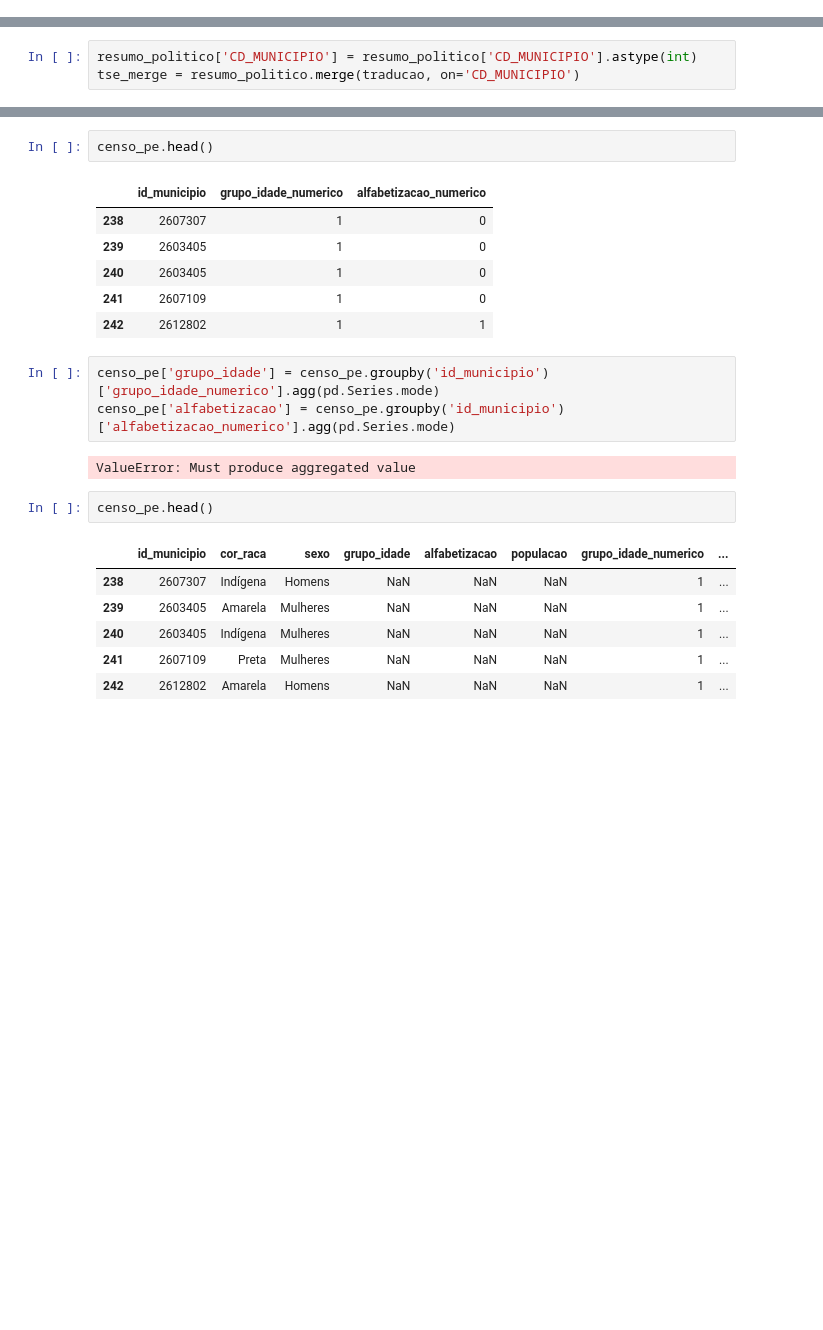
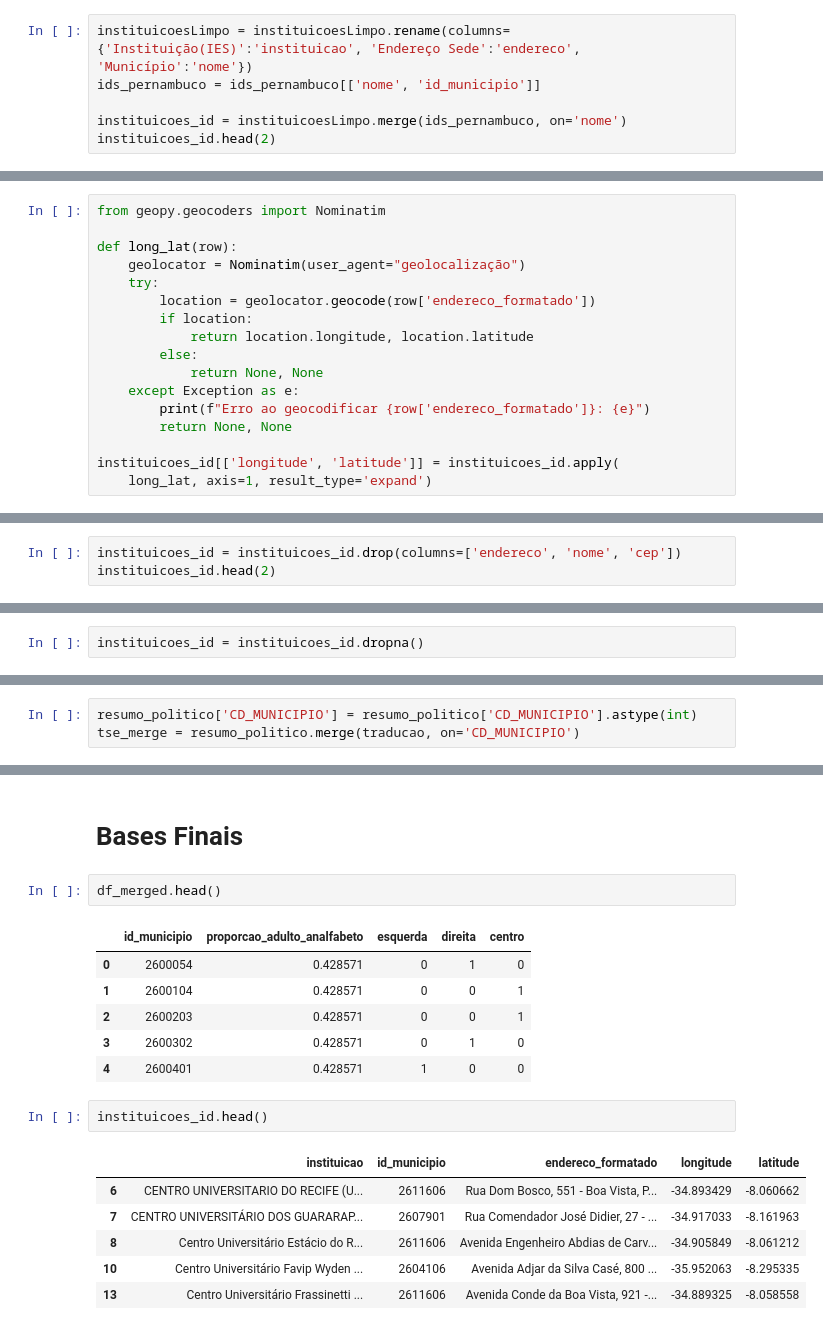
Before and after one commit to aliciamarzola/tp_bdg, a Jupyter notebook: exploring.ipynb, the cells around one changed output, grey strips where cells are left out. Saved outputs shown, nothing was run; the diff lists cells and outputs as text; blank space fills up the shorter version.

```diff
--- a/exploring.ipynb
+++ b/exploring.ipynb
@@ -317,0 +370,6 @@ resumo_politico.head(10)
+# %%
+instituicoesLimpo = instituicoesLimpo.rename(columns={'Instituição(IES)':'instituicao', 'Endereço Sede':'endereco', 'Município':'nome'})
+ids_pernambuco = ids_pernambuco[['nome', 'id_municipio']]
+
+instituicoes_id = instituicoesLimpo.merge(ids_pernambuco, on='nome')
+instituicoes_id.head(2)
@@ -317,0 +421,17 @@ resumo_politico.head(10)
+# %%
+from geopy.geocoders import Nominatim
+
+def long_lat(row):
+    geolocator = Nominatim(user_agent="geolocalização")
+    try:
+        location = geolocator.geocode(row['endereco_formatado'])
+        if location:
+            return location.longitude, location.latitude
+        else:
+            return None, None
+    except Exception as e:
+        print(f"Erro ao geocodificar {row['endereco_formatado']}: {e}")
+        return None, None
+
+instituicoes_id[['longitude', 'latitude']] = instituicoes_id.apply(
+    long_lat, axis=1, result_type='expand')
@@ -317,0 +444,3 @@ resumo_politico.head(10)
+# %%
+instituicoes_id = instituicoes_id.drop(columns=['endereco', 'nome', 'cep'])
+instituicoes_id.head(2)
@@ -318,3 +464,5 @@ resumo_politico.head(10)
+# %%
+instituicoes_id = instituicoes_id.dropna()
 # %% [markdown]
 ## Merge
 # %%
@@ -360,23 +496,20 @@ censo_pe = censo_pe.drop(columns=['cor_raca', 'sexo', 'grupo_idade', 'alfabetiza
+# %% [markdown]
+# Bases Finais
 # %%
-censo_pe.head()
+df_merged.head()
 # %% [output]
-|  | id_municipio | grupo_idade_numerico | alfabetizacao_numerico |
-| 238 | 2607307 | 1 | 0 |
-| 239 | 2603405 | 1 | 0 |
-| 240 | 2603405 | 1 | 0 |
-| 241 | 2607109 | 1 | 0 |
-| 242 | 2612802 | 1 | 1 |
+|  | id_municipio | proporcao_adulto_analfabeto | esquerda | direita | centro |
+| 0 | 2600054 | 0.428571 | 0 | 1 | 0 |
+| 1 | 2600104 | 0.428571 | 0 | 0 | 1 |
+| 2 | 2600203 | 0.428571 | 0 | 0 | 1 |
+| 3 | 2600302 | 0.428571 | 0 | 1 | 0 |
+| 4 | 2600401 | 0.428571 | 1 | 0 | 0 |
-# %%
-censo_pe['grupo_idade'] = censo_pe.groupby('id_municipio')['grupo_idade_numerico'].agg(pd.Series.mode)
-censo_pe['alfabetizacao'] = censo_pe.groupby('id_municipio')['alfabetizacao_numerico'].agg(pd.Series.mode)
-# %% [output]
-ValueError: Must produce aggregated value
 # %%
-censo_pe.head()
+instituicoes_id.head()
 # %% [output]
-|  | id_municipio | cor_raca | sexo | grupo_idade | alfabetizacao | populacao | grupo_idade_numerico | ... |
-| 238 | 2607307 | Indígena | Homens | NaN | NaN | NaN | 1 | ... |
-| 239 | 2603405 | Amarela | Mulheres | NaN | NaN | NaN | 1 | ... |
-| 240 | 2603405 | Indígena | Mulheres | NaN | NaN | NaN | 1 | ... |
-| 241 | 2607109 | Preta | Mulheres | NaN | NaN | NaN | 1 | ... |
-| 242 | 2612802 | Amarela | Homens | NaN | NaN | NaN | 1 | ... |
+|  | instituicao | id_municipio | endereco_formatado | longitude | latitude |
+| 6 | CENTRO UNIVERSITARIO DO RECIFE (U... | 2611606 | Rua Dom Bosco, 551 - Boa Vista, P... | -34.893429 | -8.060662 |
+| 7 | CENTRO UNIVERSITÁRIO DOS GUARARAP... | 2607901 | Rua Comendador José Didier, 27 - ... | -34.917033 | -8.161963 |
+| 8 | Centro Universitário Estácio do R... | 2611606 | Avenida Engenheiro Abdias de Carv... | -34.905849 | -8.061212 |
+| 10 | Centro Universitário Favip Wyden ... | 2604106 | Avenida Adjar da Silva Casé, 800 ... | -35.952063 | -8.295335 |
+| 13 | Centro Universitário Frassinetti ... | 2611606 | Avenida Conde da Boa Vista, 921 -... | -34.889325 | -8.058558 |
```
Also changed, not shown: parts of 21 cells of this notebook.
